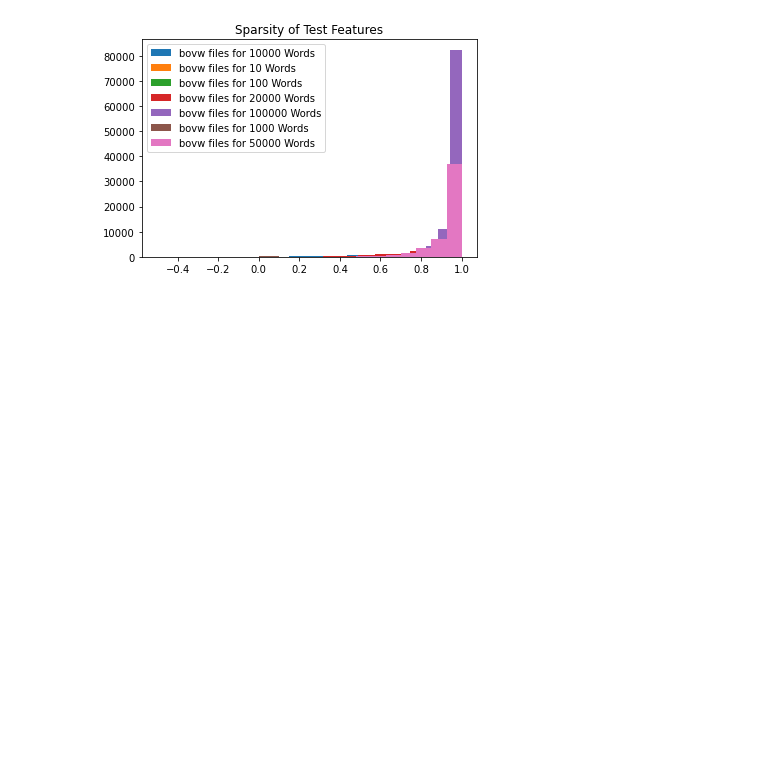
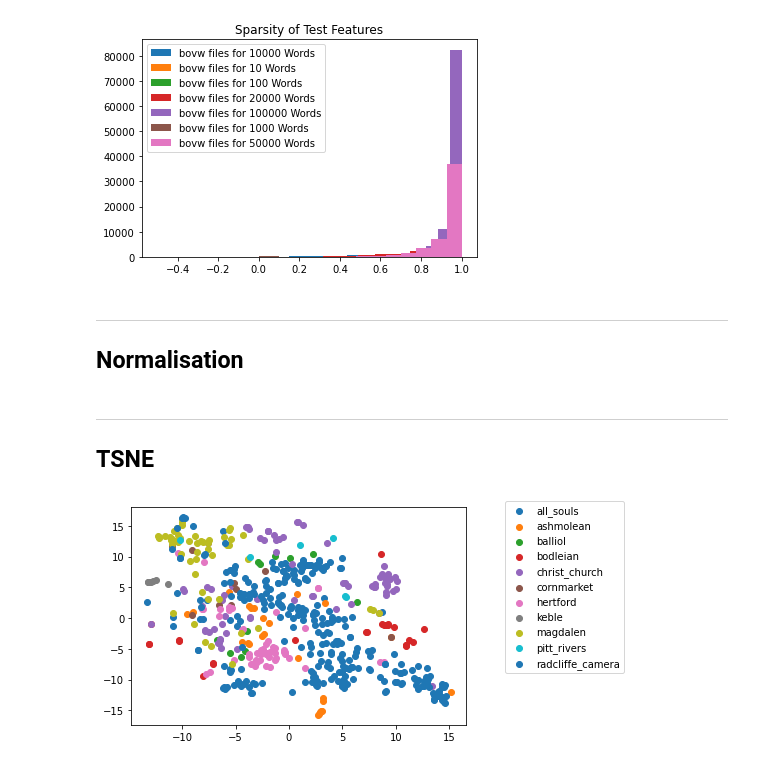
Before and after one commit to S-Arbor/Image-Retrieval-Project, a Jupyter notebook: investigate_datafiles.ipynb, the cells around one changed output. Cells and saved outputs as stored; diff of their text form; code cells hidden in the pictures; blank space fills up the shorter version.

Commit message:
Added TSNE visualisations

```diff
--- a/investigate_datafiles.ipynb
+++ b/investigate_datafiles.ipynb
@@ -123,3 +126,6 @@ for (feature_set, feature_set_name) in [(train_features, "Train"), (test_feature
 [figure]
 [figure]
 [figure]
+# %% [markdown]
+____
+## Normalisation
@@ -125,0 +139,21 @@ for (feature_set, feature_set_name) in [(train_features, "Train"), (test_feature
+# %% [markdown]
+_____
+## TSNE
+# %%
+def TSNE_visualisation(data, names, metric= "euclidean", title=None):
+    """Create a colour coded TSNE representation of the data."""
+
+    tsne = sklearn.manifold.TSNE(n_components=2, perplexity=40, n_iter=300, metric=metric)
+    tsne_results = tsne.fit_transform(data)
+
+    for name in np.unique(names):
+        mask = np.array(names) == name
+        plt.scatter(tsne_results[:,0][mask], tsne_results[:,1][mask], label=name)
+
+    if title: plt.title(title)
+    plt.legend(bbox_to_anchor=(1.1, 1.05))
+    plt.show()
+
+TSNE_visualisation(train_features["bovw files for 100 Words"], train_attributes["names"])
+# %% [output]
+[figure, added]
```
Also changed, not shown: parts of 3 cells of this notebook.
